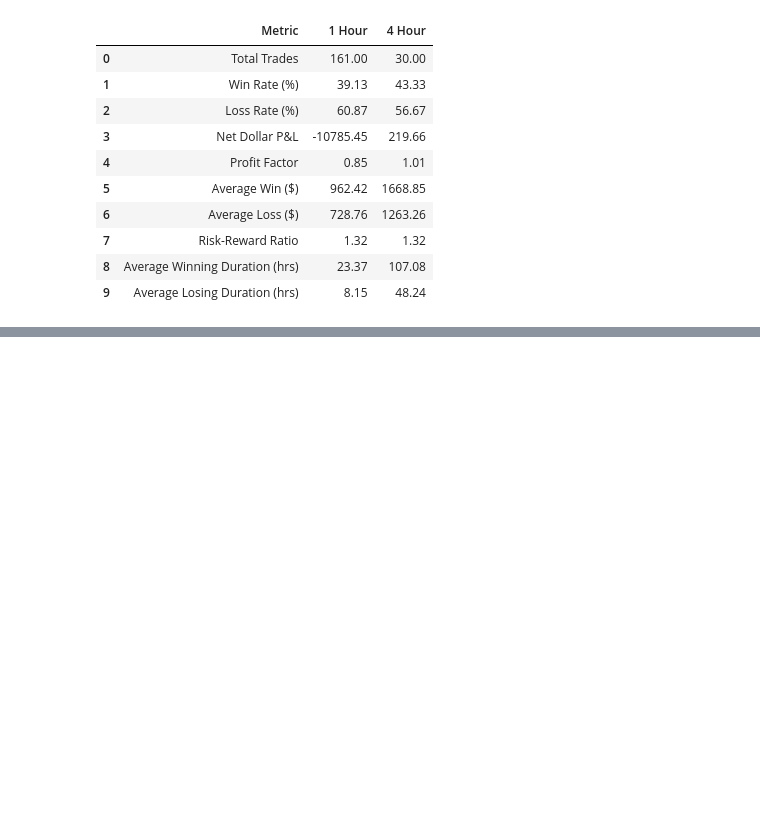
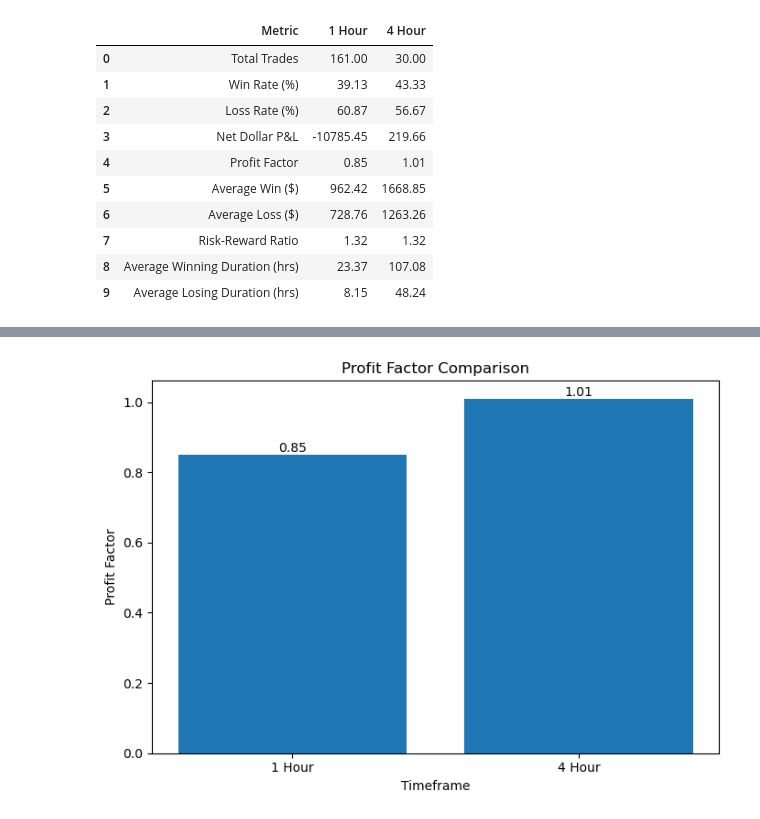
Before and after one commit to gloriaoyewusii/Finance-DE-Project, a Jupyter notebook: Finance DE Project.ipynb, the cells around one changed output, grey strips where cells are left out. Saved outputs shown, nothing was run; the diff lists cells and outputs as text; code cells hidden in the pictures; blank space fills up the shorter version.

```diff
--- a/Finance DE Project.ipynb
+++ b/Finance DE Project.ipynb
@@ -1492,0 +1559,16 @@ OSError: Cannot save file into a non-existent directory: 'outputs'
+# %%
+comparison_bar_chart(
+
+    metric_name="Profit Factor",
+
+    one_hour_value=micro_profit_factor,
+
+    four_hour_value=macro_profit_factor,
+
+    y_label="Profit Factor",
+
+    title="Profit Factor Comparison"
+
+)
+# %% [output]
+[figure, added]
```
Also changed, not shown: parts of 9 cells of this notebook.
